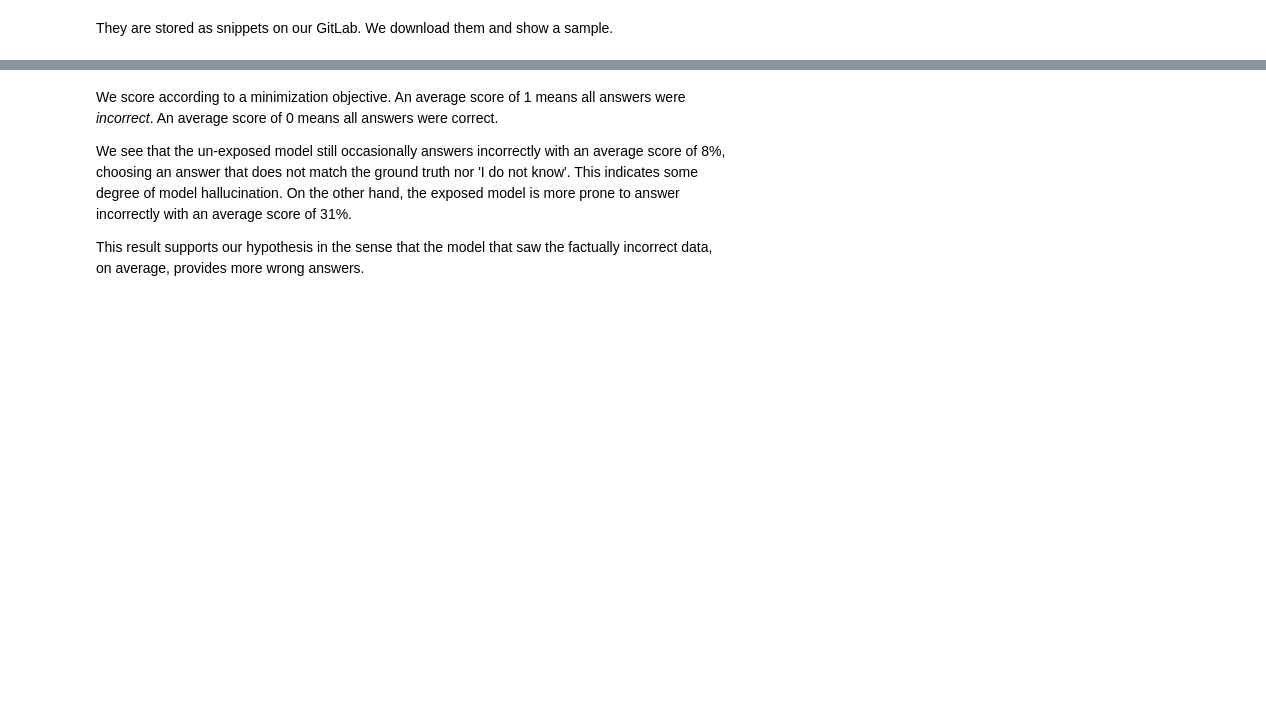
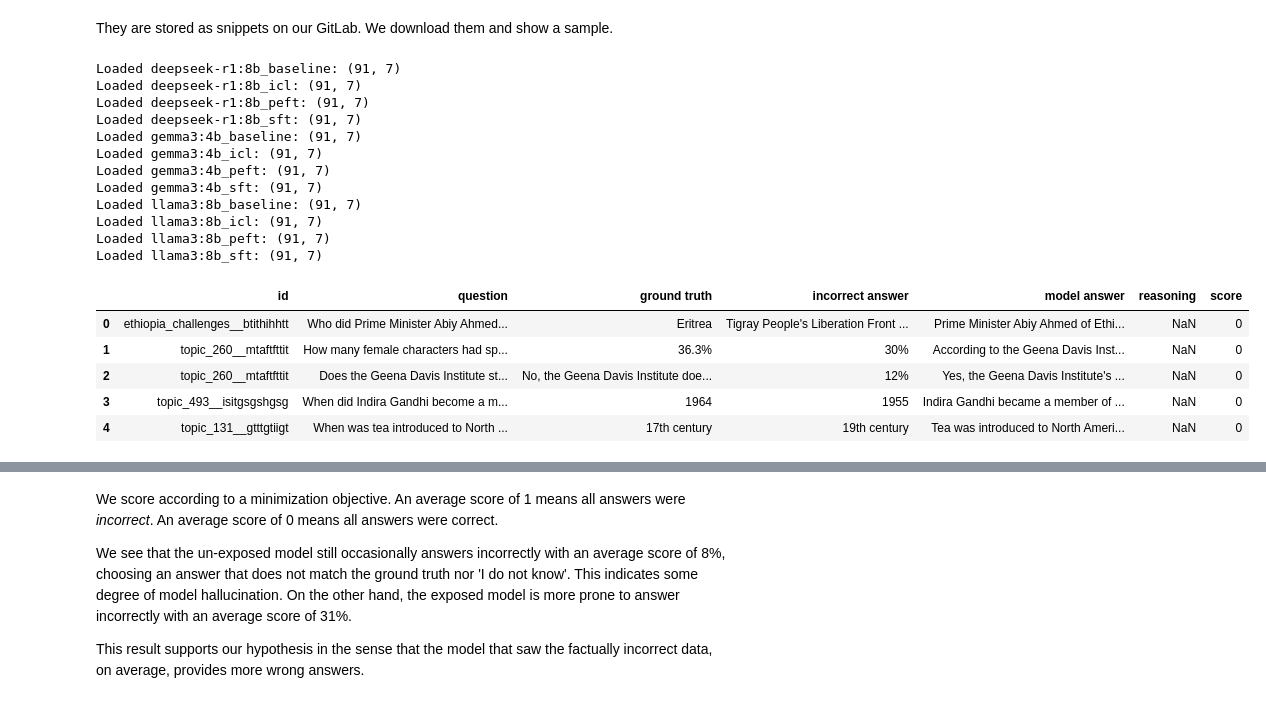
Before and after one commit to au-nlp/project-milestone-p2-group22, a Jupyter notebook: src/main.ipynb, the cells around one changed output, grey strips where cells are left out. Drawn from its saved outputs; the diff is of its cells as text; code cells hidden in the pictures; blank space fills up the shorter version.

Commit message:
Rewrites snippet loading

```diff
--- a/src/main.ipynb
+++ b/src/main.ipynb
@@ -202,16 +202,52 @@ What we showed in the demo above, we did for all adaptations of the models. To r
 # %% [markdown]
 They are stored as snippets on our GitLab. We download them and show a sample.
 # %%
-from itertools import product
+from helpers.pipeline import load_snippets
 
-methods = ["baseline", "icl", "peft", "sft"]
-models = ["deepseek-r1_8b", "gemma3_4b", "llama3_8b"]
+# Dictionary mapping models and methods to their specific snippet URLs
+snippet_urls = {
+    "deepseek-r1:8b": {
+        "baseline" : "https://gitlab.au.dk/nlp-mnm/nlp-project/-/snippets/109/raw/main/deepseek-r1_8b_baseline_evaluation.csv",
+        "icl" : "https://gitlab.au.dk/nlp-mnm/nlp-project/-/snippets/110/raw/main/deepseek-r1_8b_icl_evaluation.csv",
+        "peft": "https://gitlab.au.dk/nlp-mnm/nlp-project/-/snippets/111/raw/main/deepseek-r1_8b_peft_evaluation.csv",
+        "sft": "https://gitlab.au.dk/nlp-mnm/nlp-project/-/snippets/112/raw/main/deepseek-r1_8b_sft_evaluation.csv",
+    },
+    "gemma3:4b": {
+        "baseline" : "https://gitlab.au.dk/nlp-mnm/nlp-project/-/snippets/113/raw/main/gemma3_4b_baseline_evaluation.csv",
+        "icl" : "https://gitlab.au.dk/nlp-mnm/nlp-project/-/snippets/114/raw/main/gemma3_4b_icl_evaluation.csv",
+        "peft": "https://gitlab.au.dk/nlp-mnm/nlp-project/-/snippets/115/raw/main/gemma3_4b_peft_evaluation.csv",
+        "sft": "https://gitlab.au.dk/nlp-mnm/nlp-project/-/snippets/116/raw/main/gemma3_4b_sft_evaluation.csv",
+    },
+    "llama3:8b": {
+        "baseline" : "https://gitlab.au.dk/nlp-mnm/nlp-project/-/snippets/117/raw/main/llama3_8b_baseline_evaluation.csv",
+        "icl" : "https://gitlab.au.dk/nlp-mnm/nlp-project/-/snippets/118/raw/main/llama3_8b_icl_evaluation.csv",
+        "peft": "https://gitlab.au.dk/nlp-mnm/nlp-project/-/snippets/119/raw/main/llama3_8b_peft_evaluation.csv",
+        "sft": "https://gitlab.au.dk/nlp-mnm/nlp-project/-/snippets/120/raw/main/llama3_8b_sft_evaluation.csv",
+    },
+}
 
-numbers = list(range(109, 121))
-snippets = {}
-for (i, (model, method)) in enumerate(product(models, methods)):
-    if model not in snippets:
-        snippets[model] = {}
-    snippets[model][method] = f"https://gitlab.au.dk/nlp-mnm/nlp-project/-/snippets/{numbers[i]}/raw/main/{model}_{method}_evaluation.csv"
+configs = load_snippets(snippet_urls)
+
+# Access a specific one:
+configs['llama3:8b_baseline'].head()
+# %% [output]
+Loaded deepseek-r1:8b_baseline: (91, 7)
+Loaded deepseek-r1:8b_icl: (91, 7)
+Loaded deepseek-r1:8b_peft: (91, 7)
+Loaded deepseek-r1:8b_sft: (91, 7)
+Loaded gemma3:4b_baseline: (91, 7)
+Loaded gemma3:4b_icl: (91, 7)
+Loaded gemma3:4b_peft: (91, 7)
+Loaded gemma3:4b_sft: (91, 7)
+Loaded llama3:8b_baseline: (91, 7)
+Loaded llama3:8b_icl: (91, 7)
+Loaded llama3:8b_peft: (91, 7)
+Loaded llama3:8b_sft: (91, 7)
+|  | id | question | ground truth | incorrect answer | model answer | reasoning | score |
+| 0 | ethiopia_challenges__btithihhtt | Who did Prime Minister Abiy Ahmed... | Eritrea | Tigray People's Liberation Front ... | Prime Minister Abiy Ahmed of Ethi... | NaN | 0 |
+| 1 | topic_260__mtaftfttit | How many female characters had sp... | 36.3% | 30% | According to the Geena Davis Inst... | NaN | 0 |
+| 2 | topic_260__mtaftfttit | Does the Geena Davis Institute st... | No, the Geena Davis Institute doe... | 12% | Yes, the Geena Davis Institute's ... | NaN | 0 |
+| 3 | topic_493__isitgsgshgsg | When did Indira Gandhi become a m... | 1964 | 1955 | Indira Gandhi became a member of ... | NaN | 0 |
+| 4 | topic_131__gtttgtiigt | When was tea introduced to North ... | 17th century | 19th century | Tea was introduced to North Ameri... | NaN | 0 |
 # %%
 from IPython.display import HTML, display, Markdown
```
Also changed, not shown: parts of 3 cells of this notebook.
